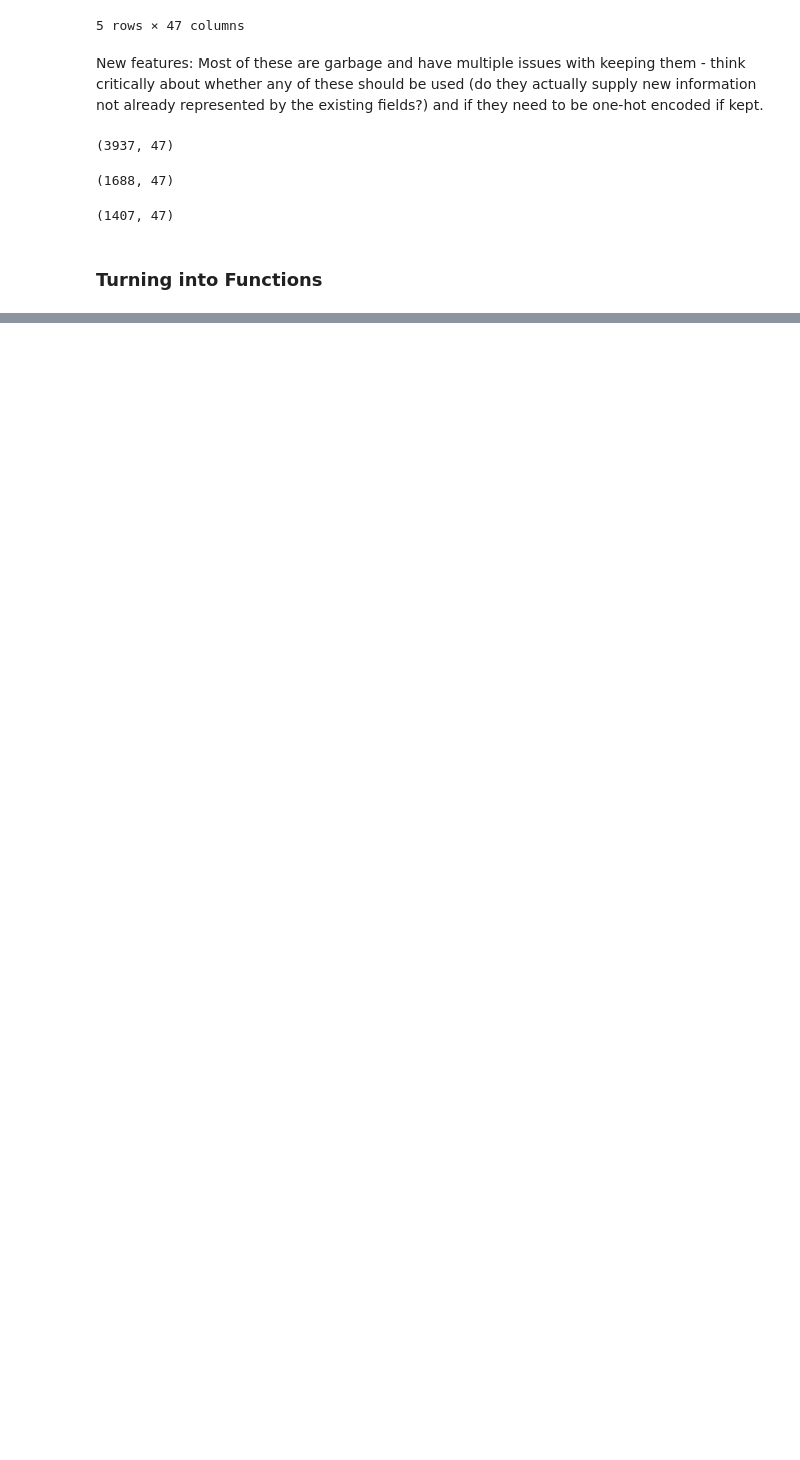
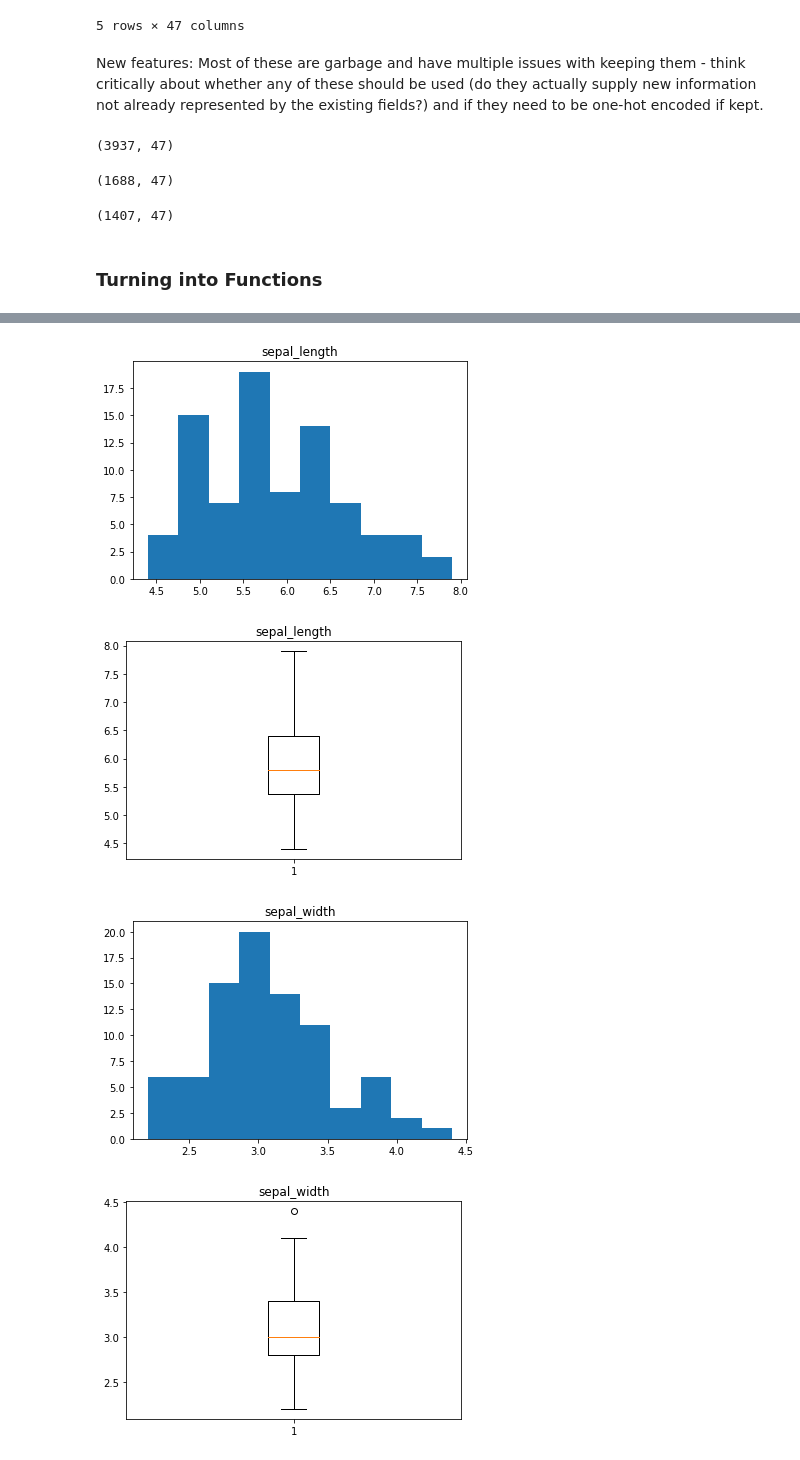
Before and after one commit to cfreeman22/classification-exercises, a Jupyter notebook: classification_exercises.ipynb, the cells around one changed output, grey strips where cells are left out. Drawn from its saved outputs; the diff is of its cells as text; code cells hidden in the pictures; blank space fills up the shorter version.

```diff
--- a/classification_exercises.ipynb
+++ b/classification_exercises.ipynb
@@ -970,0 +1116,13 @@ def prep_telco_data(df):
+# %%
+#the split the data function
+def split_iris_data(df):
+    '''
+    Takes in a dataframe and return train, validate, test subset dataframes
+    '''
+    train, test = train_test_split(df, test_size = .2, random_state=123, stratify=df.species)
+    train, validate = train_test_split(train, test_size=.3, random_state=123, stratify=train.species)
+    return train, validate, test
+# %%
+#splitting the data
+
+train, validate, test = split_iris_data(iris_df)
@@ -970,0 +1165,15 @@ def prep_telco_data(df):
+# %%
+# Plot numeric columns
+num_cols = train.columns[[train[col].dtype == 'float64' for col in train.columns]]
+for col in num_cols:
+    plt.hist(train[col])
+    plt.title(col)
+    plt.show()
+    plt.boxplot(train[col])
+    plt.title(col)
+    plt.show()
+# %% [output]
+[figure, added]
+[figure, added]
+[figure, added]
+[figure, added]
```
Also changed, not shown: parts of 85 cells of this notebook.
